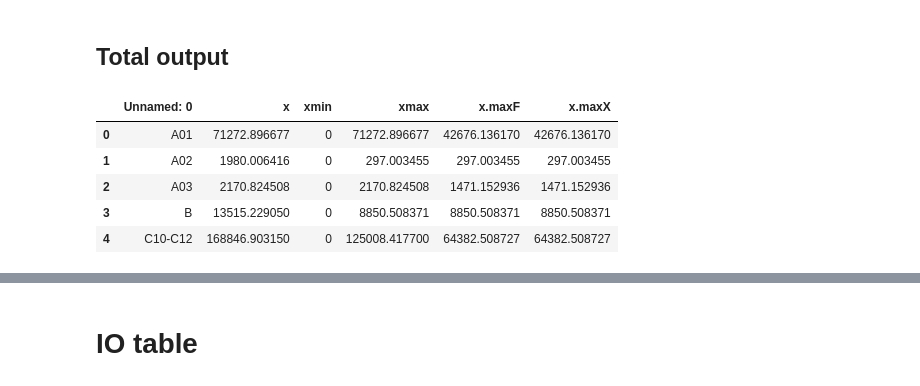
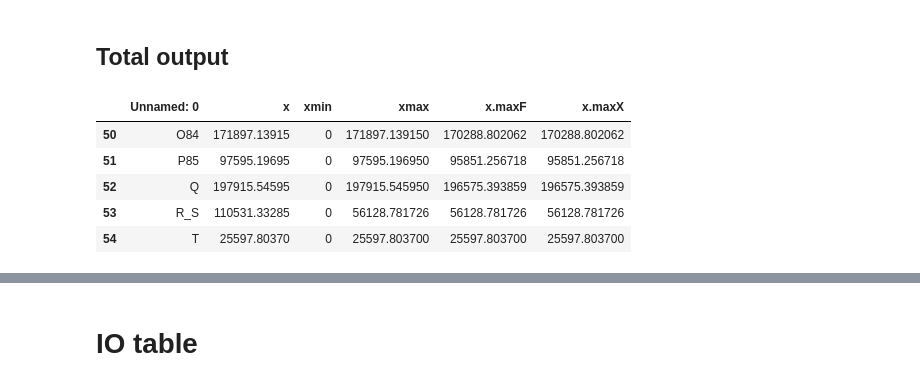
Before and after one commit to jannekehutsebaut/Thesis_Shock_Propagation_Supply_Demand, a Jupyter notebook: Case study Italy .ipynb, the cells around one changed output, grey strips where cells are left out. Saved outputs shown, nothing was run; the diff lists cells and outputs as text; code cells hidden in the pictures.

```diff
--- a/Case study Italy .ipynb
+++ b/Case study Italy .ipynb
@@ -56,13 +61,11 @@ for i in range (fmax.shape[0]):
 ## Total output
 # %%
 xdata =  pd.read_csv('xdata_ita.csv', sep = ',')
-#xdata = xdata.iloc[:54,:] #leaving out T
-x = xdata['x'].astype('float')
-xdata.head()   # de x-waarden zijn af te lezen in de WIOD laatste kolom
+xdata.tail()
 # %% [output]
 |  | Unnamed: 0 | x | xmin | xmax | x.maxF | x.maxX |
-| 0 | A01 | 71272.896677 | 0 | 71272.896677 | 42676.136170 | 42676.136170 |
-| 1 | A02 | 1980.006416 | 0 | 297.003455 | 297.003455 | 297.003455 |
-| 2 | A03 | 2170.824508 | 0 | 2170.824508 | 1471.152936 | 1471.152936 |
-| 3 | B | 13515.229050 | 0 | 8850.508371 | 8850.508371 | 8850.508371 |
-| 4 | C10-C12 | 168846.903150 | 0 | 125008.417700 | 64382.508727 | 64382.508727 |
+| 50 | O84 | 171897.13915 | 0 | 171897.139150 | 170288.802062 | 170288.802062 |
+| 51 | P85 | 97595.19695 | 0 | 97595.196950 | 95851.256718 | 95851.256718 |
+| 52 | Q | 197915.54595 | 0 | 197915.545950 | 196575.393859 | 196575.393859 |
+| 53 | R_S | 110531.33285 | 0 | 56128.781726 | 56128.781726 | 56128.781726 |
+| 54 | T | 25597.80370 | 0 | 25597.803700 | 25597.803700 | 25597.803700 |
```
Also changed, not shown: parts of 71 cells of this notebook.
